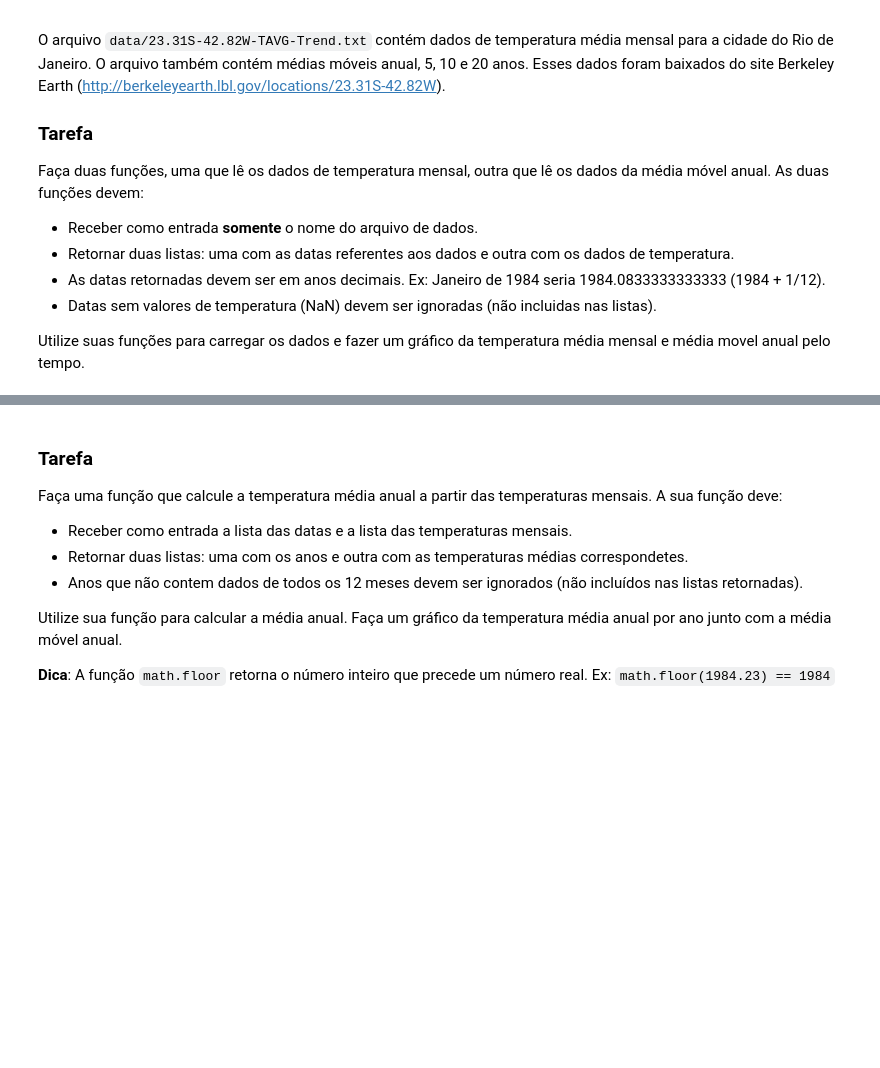
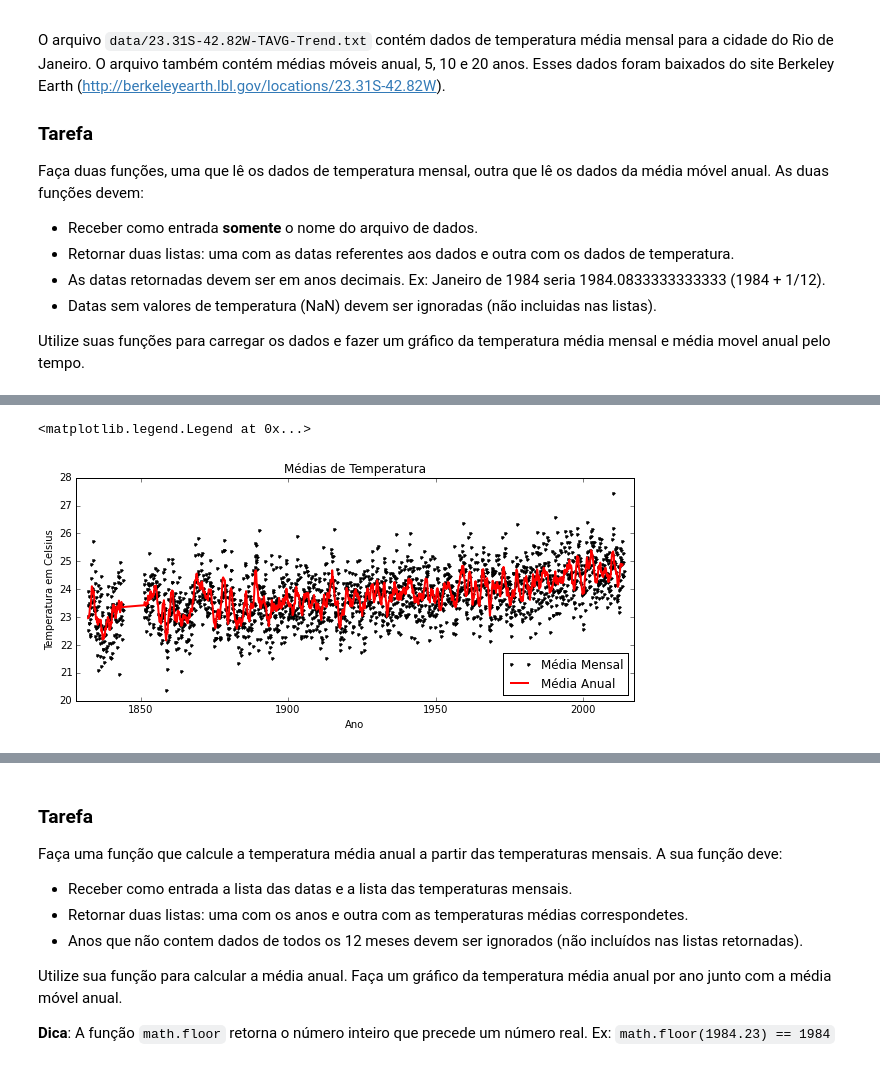
Before and after one commit to mat-esp-2015/capstone-niteroi, a Jupyter notebook: capstone.ipynb, the cells around one changed output, grey strips where cells are left out. Cells and saved outputs as stored; diff of their text form; code cells hidden in the pictures; blank space fills up the shorter version.

```diff
--- a/capstone.ipynb
+++ b/capstone.ipynb
@@ -68,3 +74,49 @@ print(l)
+# %%
+arquivo = open('data/23.31S-42.82W-TAVG-Trend.txt') #voltamos ao arquivo
+
+data = []
+mes = []
+data_ano = []
+mes_sobredoze = []
+temp = []
+anual_temp = [] #todo o programa e igual, exceto que agora calcularemos a media anual e salvaremos nesta nova lista
+
+for linha in arquivo: #para cada linha do arquivo...
+    if linha[0] != "%": #"!=" significa "diferente de"
+        split = linha.split() #separamos os componentes da linha
+        if len(split) != 0:
+            if split[4] != "NaN":
+                data.append(float(split[0]))
+                mes.append(float(split[1]))
+                temp.append(float(split[4]))
+
+
+for k in mes: #aqui convertemos os meses em numeros decimais
+    k = k/12
+    mes_sobredoze.append(float(k))
+
+for z in range(len(data)): #aqui somamos os decimais de meses aos anos referentes
+    o = data[z] + mes_sobredoze[z]
+    data_ano.append(o)
+
+for z in range(len(temp)):
+    u = temp[z]+24.01
+    anual_temp.append(u)
+
+
+arquivo.close()
+# %%
+plt.figure(figsize = [10, 4]) #criamos aqui a figura em branco
+plt.plot(data_mes, real_temp, '.k', label='Média Mensal') #aqui preenchemos-na com os dados organizados
+plt.plot(data_ano, anual_temp, 'r', label='Média Anual', linewidth = 2) #aqui preenchemos-na com os dados organizados
+plt.title("Médias de Temperatura") #título
+plt.xlabel(u"Ano") #nomeamos o eixo X
+plt.ylabel("Temperatura em Celsius") #nomeamos o eixo Y
+plt.xlim(1828,2017) #limitamos o eixo x
+plt.legend(loc='lower right', fontsize='large')
+# %% [output]
+<matplotlib.legend.Legend at 0x...>
+[figure, added]
 # %% [markdown]
 ### Resultado esperado
 
```
Also changed, not shown: parts of 7 cells of this notebook, 1 other file.
